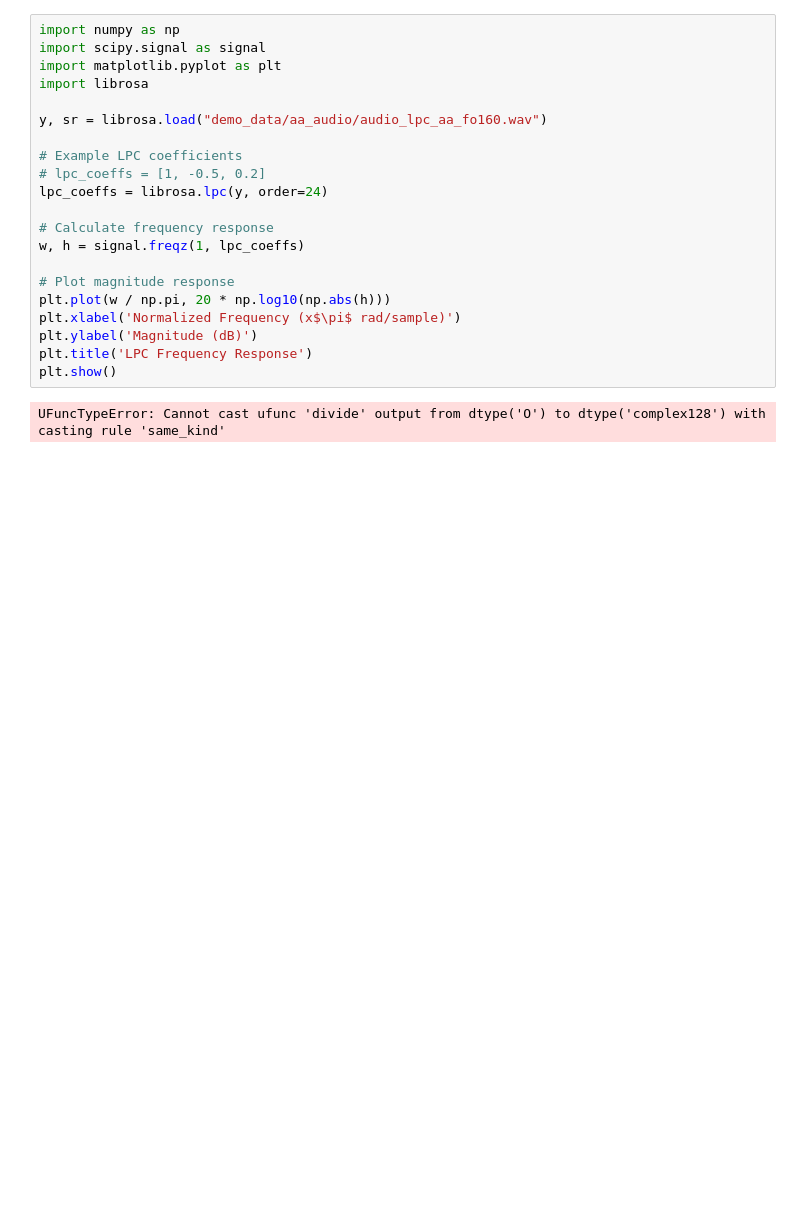
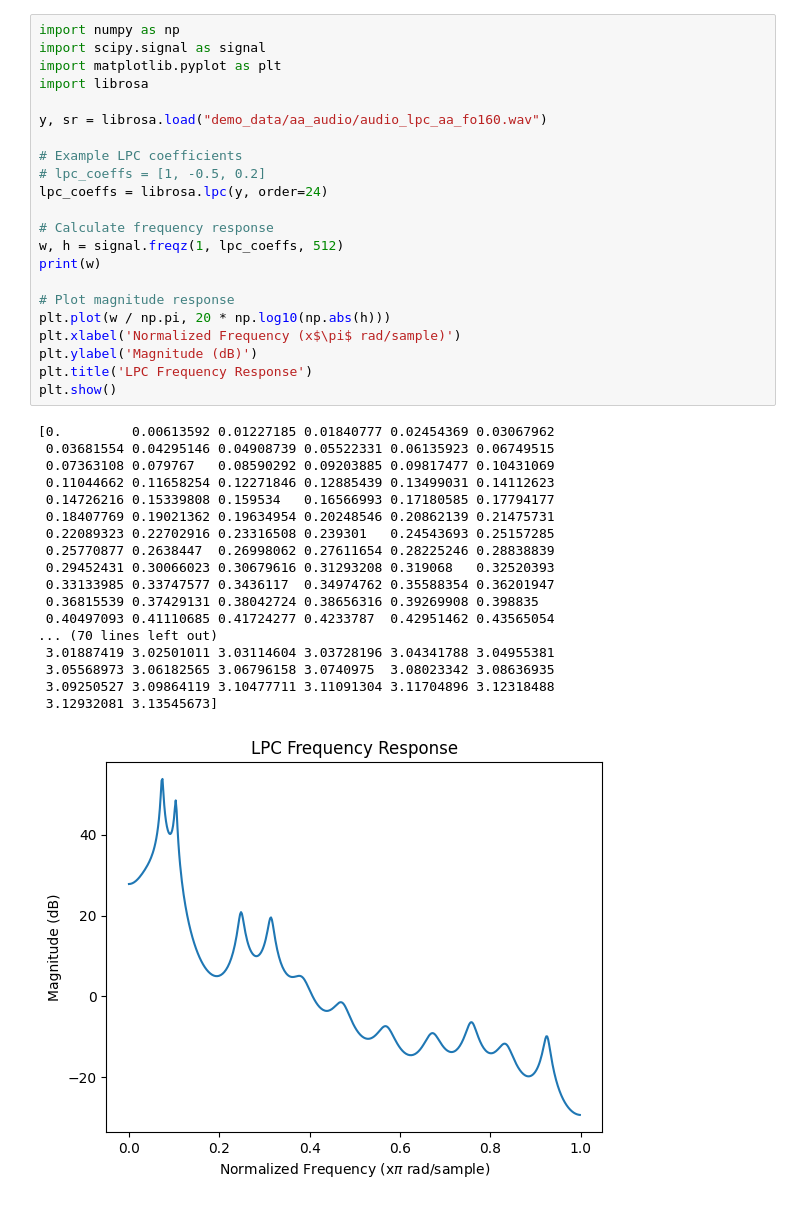
Before and after one commit to tschnoor/demonstration-notebooks, a Jupyter notebook: py_lpc.ipynb, the cells around one changed output. Saved outputs shown, nothing was run; the diff lists cells and outputs as text; blank space fills up the shorter version.

```diff
--- a/py_lpc.ipynb
+++ b/py_lpc.ipynb
@@ -1,23 +1,41 @@
 # %%
 import numpy as np
 import scipy.signal as signal
 import matplotlib.pyplot as plt
 import librosa
 
 y, sr = librosa.load("demo_data/aa_audio/audio_lpc_aa_fo160.wav")
 
 # Example LPC coefficients
 # lpc_coeffs = [1, -0.5, 0.2]
 lpc_coeffs = librosa.lpc(y, order=24)
 
 # Calculate frequency response
-w, h = signal.freqz(1, lpc_coeffs)
+w, h = signal.freqz(1, lpc_coeffs, 512)
+print(w)
 
 # Plot magnitude response
 plt.plot(w / np.pi, 20 * np.log10(np.abs(h)))
 plt.xlabel('Normalized Frequency (x$\pi$ rad/sample)')
 plt.ylabel('Magnitude (dB)')
 plt.title('LPC Frequency Response')
 plt.show()
 # %% [output]
-UFuncTypeError: Cannot cast ufunc 'divide' output from dtype('O') to dtype('complex128') with casting rule 'same_kind'
+[0.         0.00613592 0.01227185 0.01840777 0.02454369 0.03067962
+ 0.03681554 0.04295146 0.04908739 0.05522331 0.06135923 0.06749515
+ 0.07363108 0.079767   0.08590292 0.09203885 0.09817477 0.10431069
+ 0.11044662 0.11658254 0.12271846 0.12885439 0.13499031 0.14112623
+ 0.14726216 0.15339808 0.159534   0.16566993 0.17180585 0.17794177
+ 0.18407769 0.19021362 0.19634954 0.20248546 0.20862139 0.21475731
+ 0.22089323 0.22702916 0.23316508 0.239301   0.24543693 0.25157285
+ 0.25770877 0.2638447  0.26998062 0.27611654 0.28225246 0.28838839
+ 0.29452431 0.30066023 0.30679616 0.31293208 0.319068   0.32520393
+ 0.33133985 0.33747577 0.3436117  0.34974762 0.35588354 0.36201947
+ 0.36815539 0.37429131 0.38042724 0.38656316 0.39269908 0.398835
+ 0.40497093 0.41110685 0.41724277 0.4233787  0.42951462 0.43565054
+... (70 lines left out)
+ 3.01887419 3.02501011 3.03114604 3.03728196 3.04341788 3.04955381
+ 3.05568973 3.06182565 3.06796158 3.0740975  3.08023342 3.08636935
+ 3.09250527 3.09864119 3.10477711 3.11091304 3.11704896 3.12318488
+ 3.12932081 3.13545673]
+[figure, added]
```
Also changed, not shown: 1 other file.
